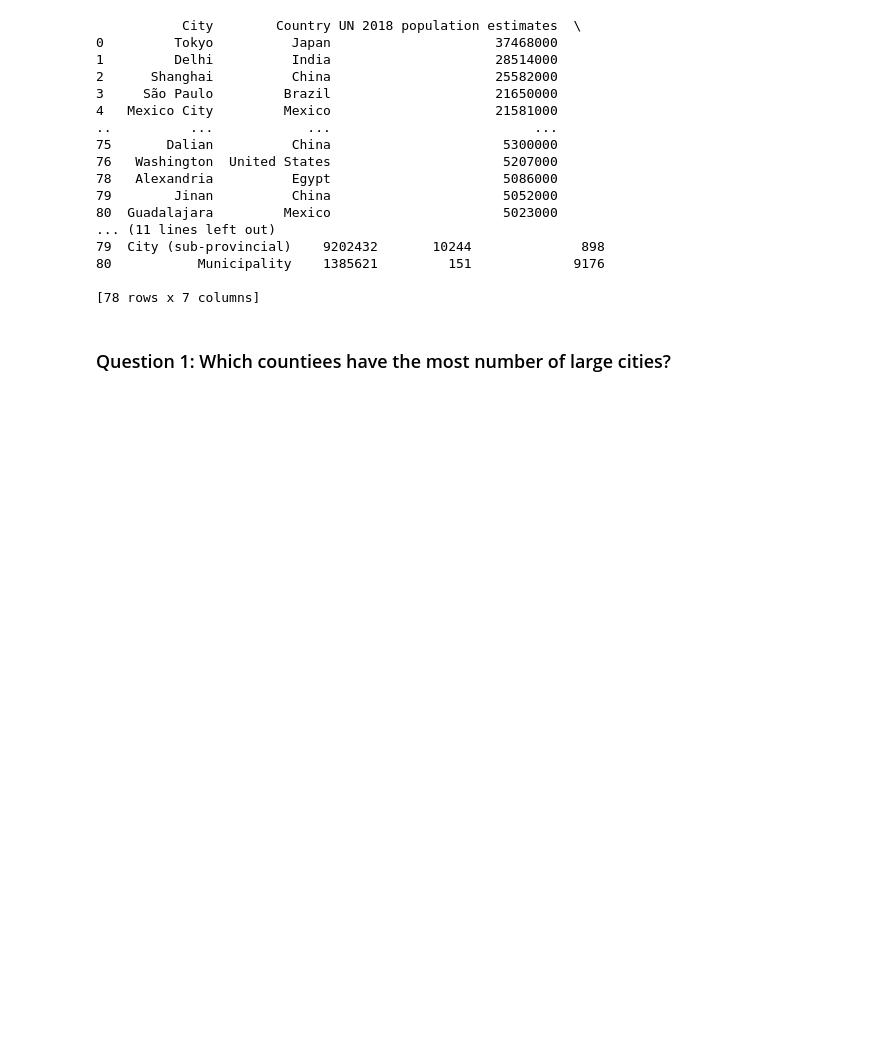
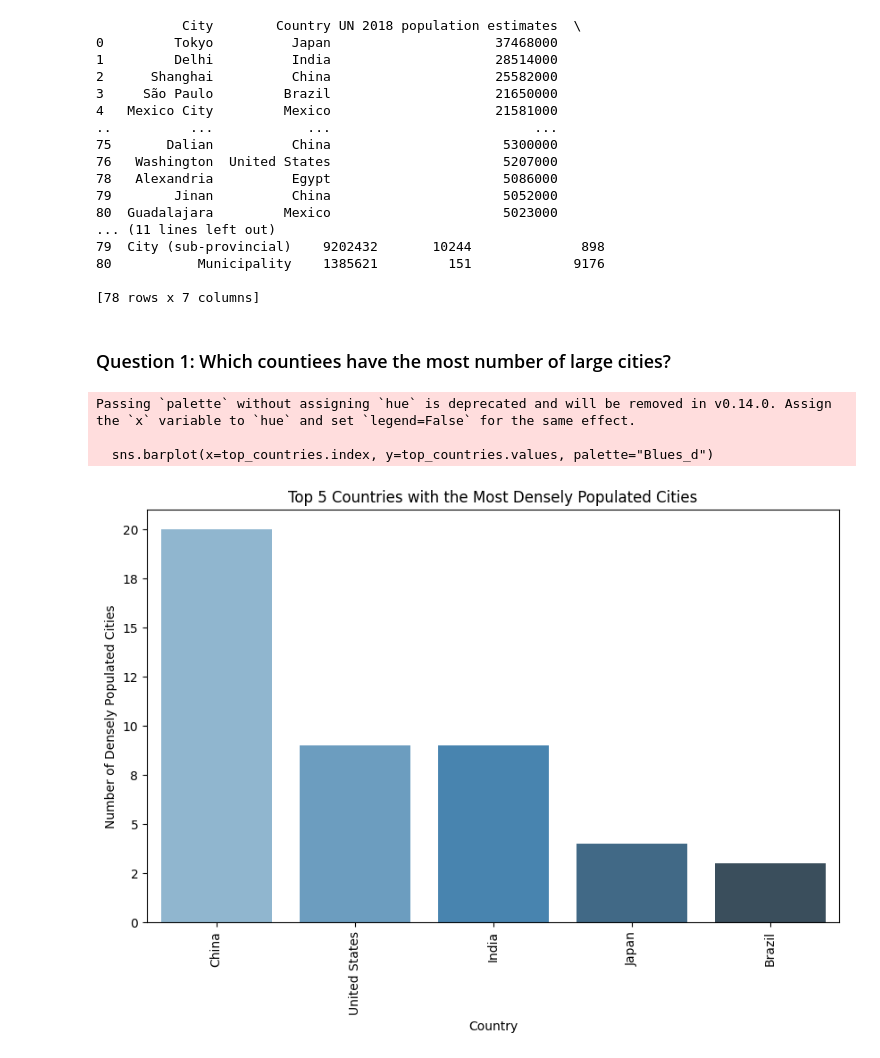
Before and after one commit to spitzer-lucas-ccm/Web-Scraping-and-Data-Analysis-Project, a Jupyter notebook: World-Cities.ipynb, the cells around one changed output. Saved outputs shown, nothing was run; the diff lists cells and outputs as text; code cells hidden in the pictures; blank space fills up the shorter version.

```diff
--- a/World-Cities.ipynb
+++ b/World-Cities.ipynb
@@ -88,3 +83,29 @@ cities_df.to_csv('cities.csv', index=False)
 [78 rows x 7 columns]
 # %% [markdown]
 ### Question 1: Which countiees have the most number of large cities?
+# %%
+# Count the number of large cities in the DataFrame
+country_counts = cities_df['Country'].value_counts()
+
+# Select the top 5 countries with the most cities
+top_countries = country_counts.nlargest(5)
+
+# Create a bar chart
+plt.figure(figsize=(10, 6))
+sns.barplot(x=top_countries.index, y=top_countries.values, palette="Blues_d")
+
+# Modify y-axis labels to display as integers instead of default decimal format
+ax = plt.gca()
+ax.yaxis.set_major_formatter(ticker.FuncFormatter(lambda x, pos: '{:,.0f}'.format(x)))
+
+# Add labels and title
+plt.title('Top 5 Countries with the Most Densely Populated Cities')
+plt.xlabel('Country')
+plt.ylabel('Number of Densely Populated Cities')
+plt.xticks(rotation=90)
+plt.show()
+# %% [output]
+Passing `palette` without assigning `hue` is deprecated and will be removed in v0.14.0. Assign the `x` variable to `hue` and set `legend=False` for the same effect.
+
+  sns.barplot(x=top_countries.index, y=top_countries.values, palette="Blues_d")
+[figure, added]
```
Also changed, not shown: parts of 2 cells of this notebook.
